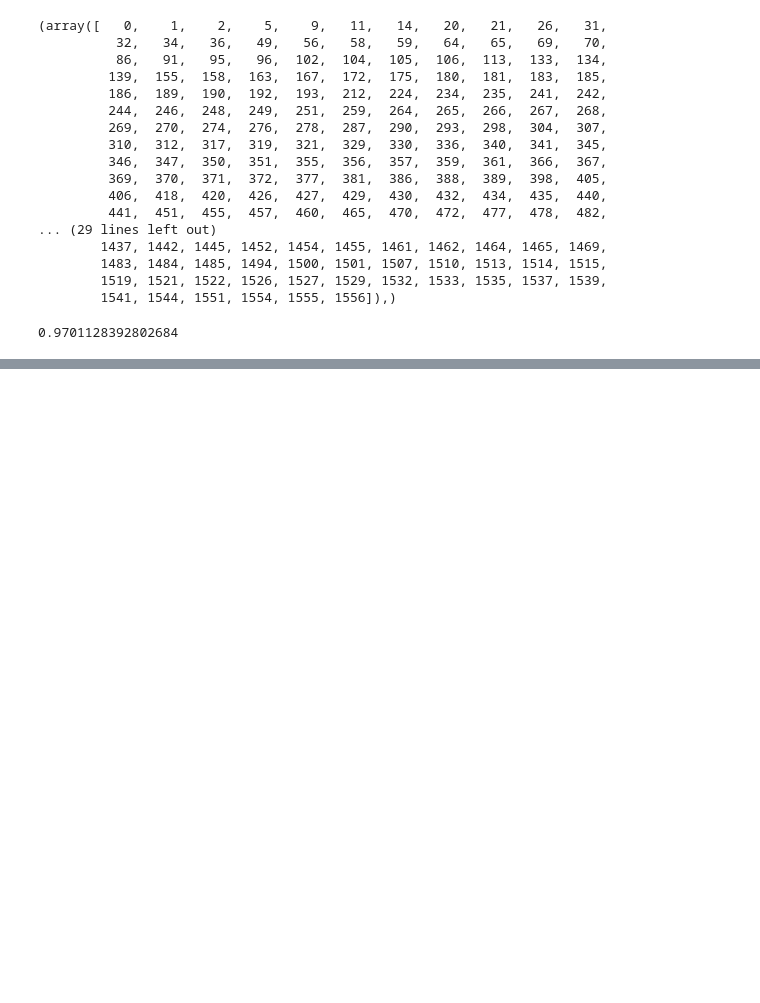
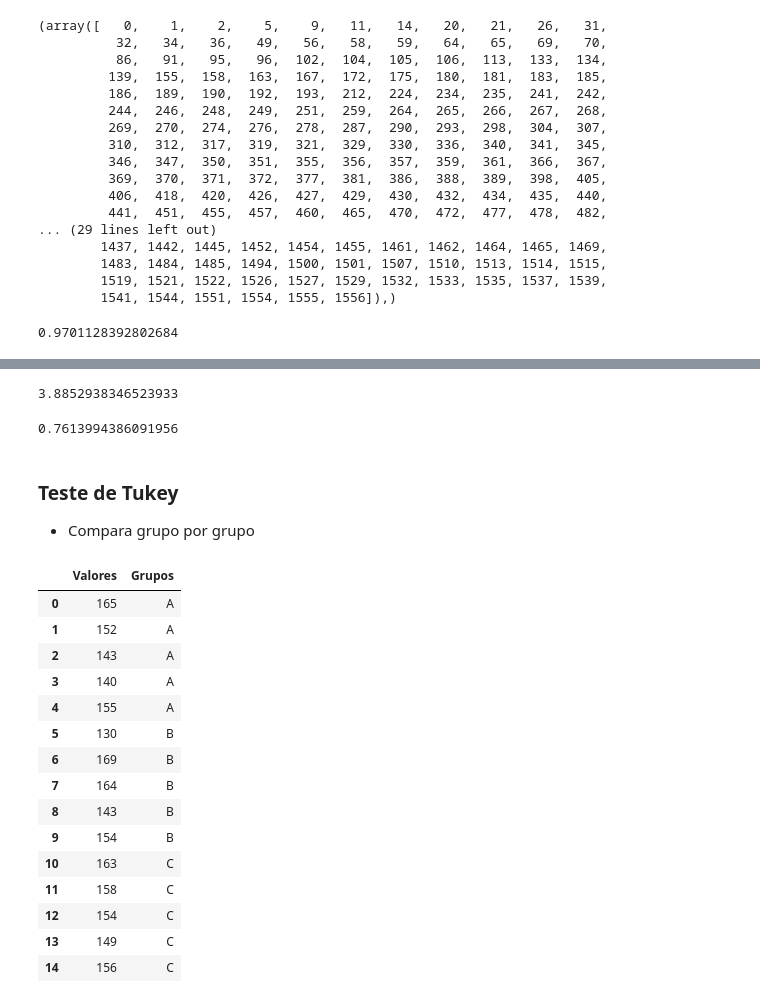
Before and after one commit to cantaruttim/Teste_Hipotese, a Jupyter notebook: TesteHipotese.ipynb, the cells around one changed output, grey strips where cells are left out. Drawn from its saved outputs; the diff is of its cells as text; code cells hidden in the pictures; blank space fills up the shorter version.

```diff
--- a/TesteHipotese.ipynb
+++ b/TesteHipotese.ipynb
@@ -267,0 +354,4 @@ accuracy_score(y, previsoes2)
+# %%
+f.ppf(1 - 0.05, dfn = 2, dfd = 12)
+# %% [output]
+3.8852938346523933
@@ -267,0 +362,10 @@ accuracy_score(y, previsoes2)
+# %%
+_, p = f_oneway(alturas['Grupo A'], alturas['Grupo B'], alturas['Grupo C'])
+p
+
+# devido ao valor de 0.76 nós não vamos rejeitar a Hipótese Nula
+# %% [output]
+0.7613994386091956
+# %% [markdown]
+### Teste de Tukey
+* Compara grupo por grupo
@@ -267,0 +375,20 @@ accuracy_score(y, previsoes2)
+# %%
+alturas = pd.DataFrame(alturas3)
+alturas
+# %% [output]
+|  | Valores | Grupos |
+| 0 | 165 | A |
+| 1 | 152 | A |
+| 2 | 143 | A |
+| 3 | 140 | A |
+| 4 | 155 | A |
+| 5 | 130 | B |
+| 6 | 169 | B |
+| 7 | 164 | B |
+| 8 | 143 | B |
+| 9 | 154 | B |
+| 10 | 163 | C |
+| 11 | 158 | C |
+| 12 | 154 | C |
+| 13 | 149 | C |
+| 14 | 156 | C |
```
Also changed, not shown: parts of 22 cells of this notebook.
